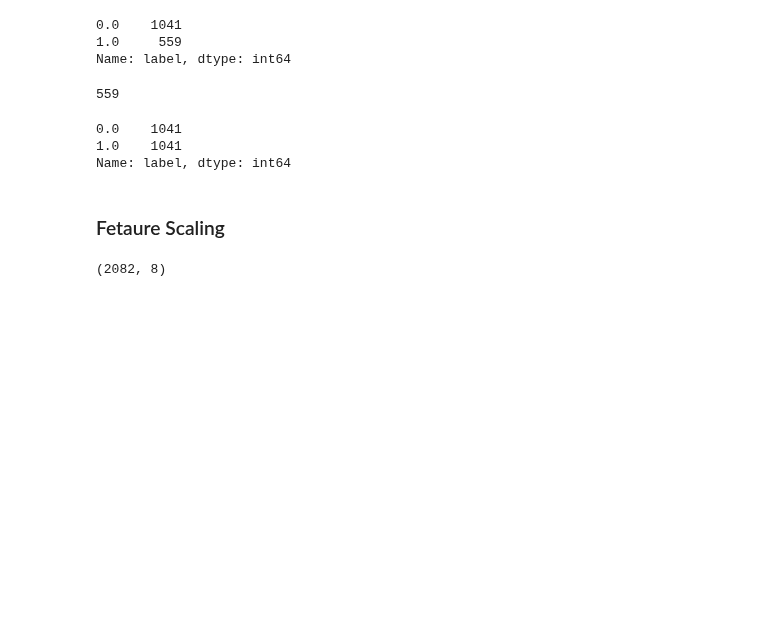
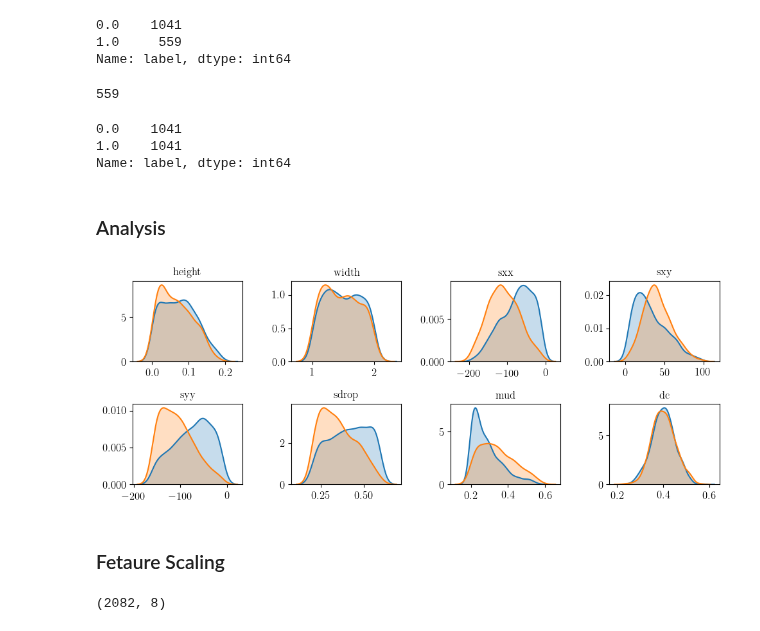
Before and after one commit to msahamed/earthquake_physics_bayesian_nn, a Jupyter notebook: Baysian_neural_network.ipynb, the cells around one changed output. Drawn from its saved outputs; the diff is of its cells as text; code cells hidden in the pictures; blank space fills up the shorter version.

```diff
--- a/Baysian_neural_network.ipynb
+++ b/Baysian_neural_network.ipynb
@@ -105,6 +108,23 @@ df_minor_upsmapled.label.value_counts()
 0.0    1041
 1.0    1041
 Name: label, dtype: int64
+# %% [markdown]
+### Analysis
+# %%
+xfeatures =['height', 'width', 'sxx', 'sxy', 'syy', 'sdrop', 'mud', 'dc']
+# %%
+plt.figure(figsize=(10, 4))
+
+for i, feature in enumerate(xfeatures):
+    plt.subplot(2, 4, i + 1)
+    sns.kdeplot(df[feature][df.label == 0], shade= True, legend=False)
+    sns.kdeplot(df[feature][df.label == 1], shade= True, legend=False)
+    plt.title(feature)
+
+plt.tight_layout()
+plt.show()
+# %% [output]
+[figure, added]
 # %% [markdown]
 ### Fetaure Scaling
 # %%
```
Also changed, not shown: parts of 16 cells of this notebook.
